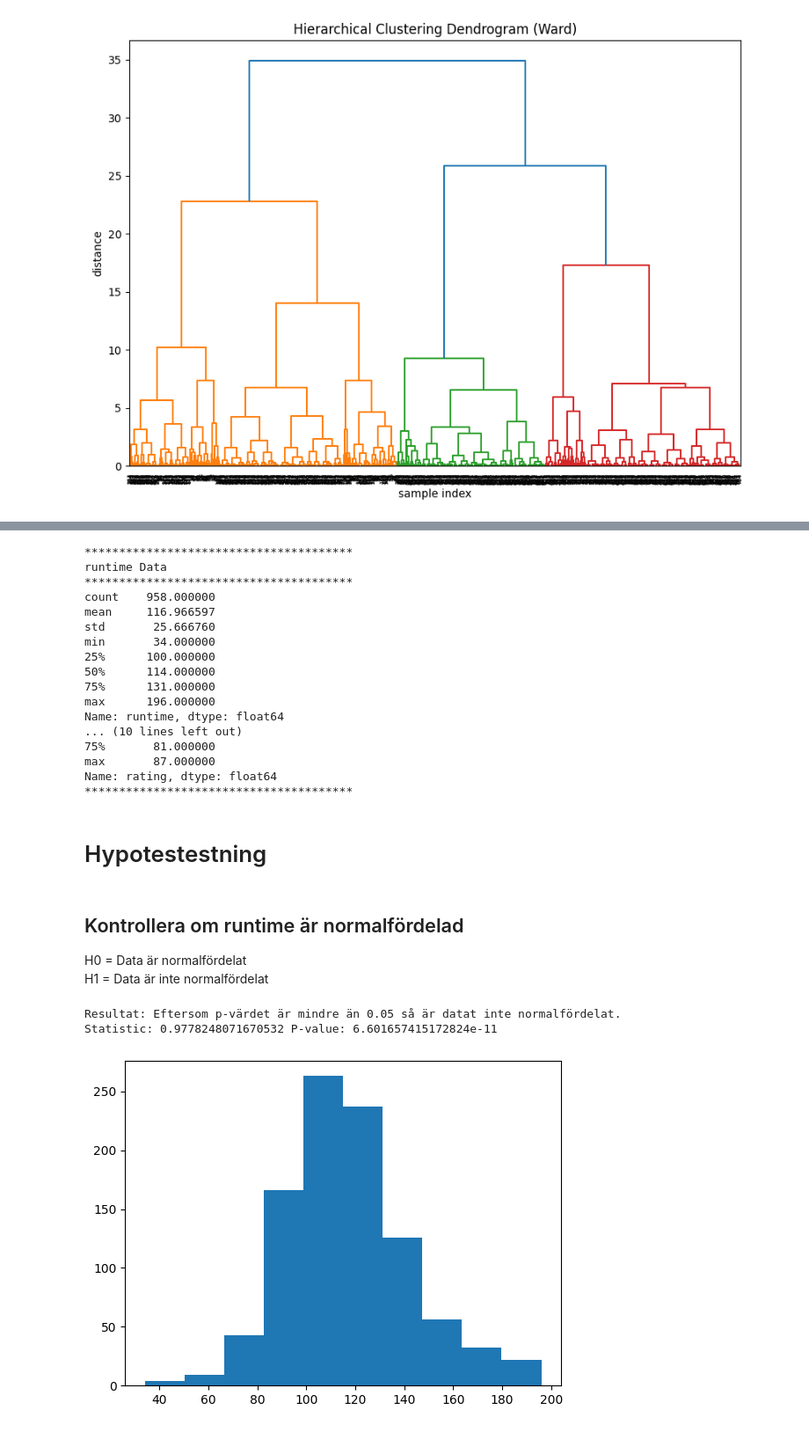
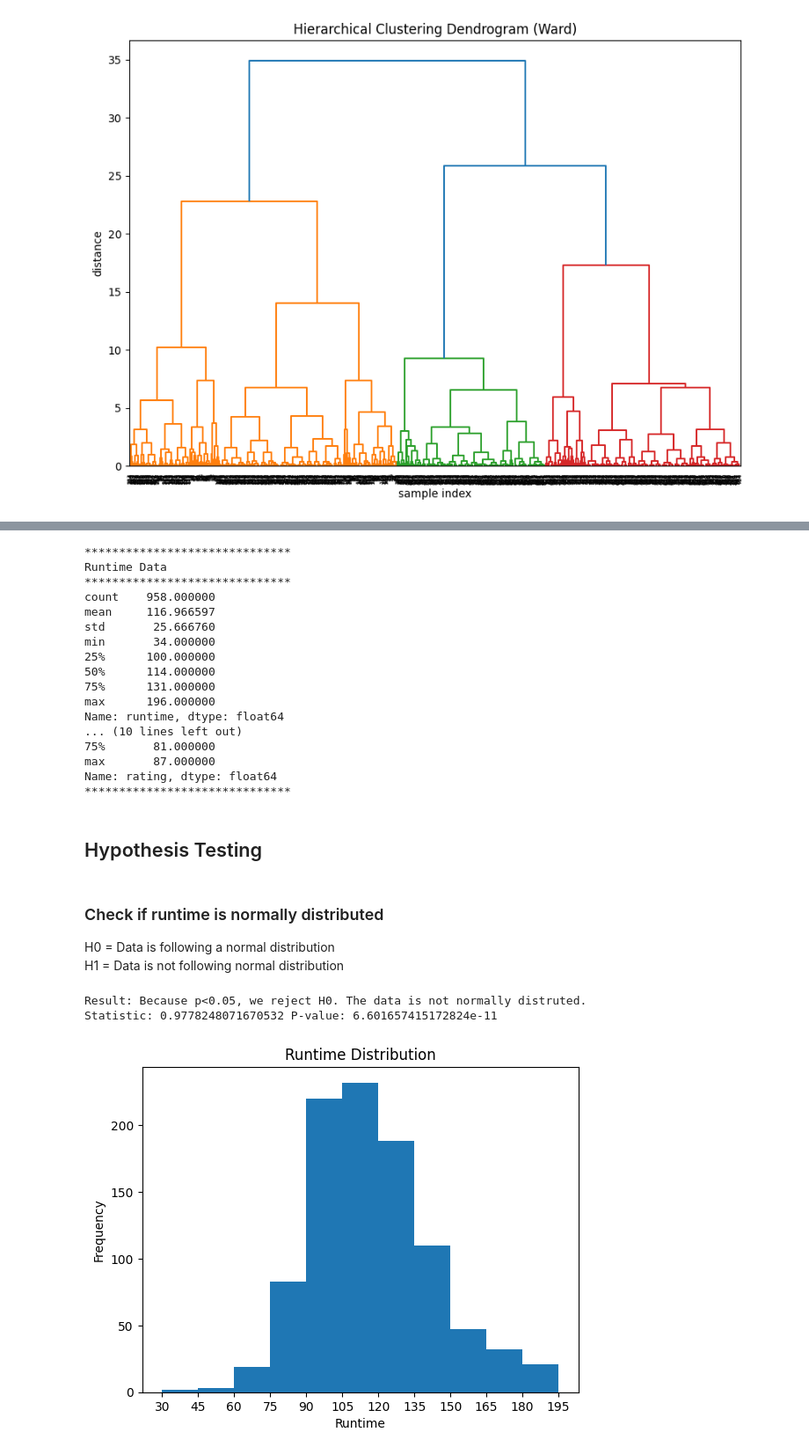
Before and after one commit to sebdanielsson/jupyter-notebooks, a Jupyter notebook: gik2km/project/clustering.ipynb, the cells around one changed output, grey strips where cells are left out. Shown at 88% size. Drawn from its saved outputs; the diff is of its cells as text; code cells hidden in the pictures.

Commit message:
Add more comments, histograms

```diff
--- a/gik2km/project/clustering.ipynb
+++ b/gik2km/project/clustering.ipynb
@@ -150,18 +160,18 @@ sns.pairplot(df, vars=df_cluster, hue='Cluster', palette='Paired')
 # %%
-#
-print("***************************************")
-print("runtime Data")
-print("***************************************")
+# Print the runtime and rating statistics
+print("******************************")
+print("Runtime Data")
+print("******************************")
 print(df['runtime'].describe())
-print("\n***************************************")
+print("\n******************************")
 print("Rating Data")
-print("***************************************")
+print("******************************")
 print(df['rating'].describe())
-print("***************************************")
+print("******************************")
 # %% [output]
-***************************************
-runtime Data
-***************************************
+******************************
+Runtime Data
+******************************
 count    958.000000
 mean     116.966597
 std       25.666760
@@ -175,35 +185,47 @@ Name: runtime, dtype: float64
 75%       81.000000
 max       87.000000
 Name: rating, dtype: float64
-***************************************
+******************************
-# %% [markdown]
-# Hypotestestning
-# %% [markdown]
-## Kontrollera om runtime är normalfördelad
-
-H0 = Data är normalfördelat
-H1 = Data är inte normalfördelat
+# %% [markdown]
+## Hypothesis Testing
+# %% [markdown]
+### Check if runtime is normally distributed
+
+H0 = Data is following a normal distribution
+H1 = Data is not following normal distribution
 # %%
 # Check if the data is normally distributed
 from scipy.stats import shapiro
 
+# Set the significance level
 alpha = 0.05
 
+# Run the Shapiro-Wilk test
 stat, p = shapiro(df['runtime'])
 
+# Print the result
 if p < alpha:
-    print('Resultat: Eftersom p-värdet är mindre än 0.05 så är datat inte normalfördelat.')
+    print('Result: Because p<0.05, we reject H0. The data is not normally distruted.')
 else:
-    print('Resultat: Eftersom p-värdet är större eller lika med 0.05 så kan vi acceptera H0 och datat är därför normalfördelat.')
+    print('Result: Because p>=0.05, we accept H0. The data is normally distruted.')
 
 print("Statistic:", stat, "P-value:", p)
 
-plt.hist(df['runtime'])
+# Plot the histogram
+fig, ax = plt.subplots()
+
+bins = range(30, 200, 15)
+
+ax.hist(df['runtime'], bins=bins)
+ax.set_title('Runtime Distribution')
+ax.set_xlabel('Runtime')
+ax.set_xticks(bins)
+ax.set_ylabel('Frequency')
 plt.show()
 # %% [output]
-Resultat: Eftersom p-värdet är mindre än 0.05 så är datat inte normalfördelat.
+Result: Because p<0.05, we reject H0. The data is not normally distruted.
 Statistic: 0.9778248071670532 P-value: 6.601657415172824e-11
-[figure, old version]
+[figure, new version]
 # %%
 # Randomly sort the DataFrame so that different movies around the median runtime
 # isn't scewed towards a higher or lower rating in the next runtime sort step
```
Also changed, not shown: parts of 19 cells of this notebook.
